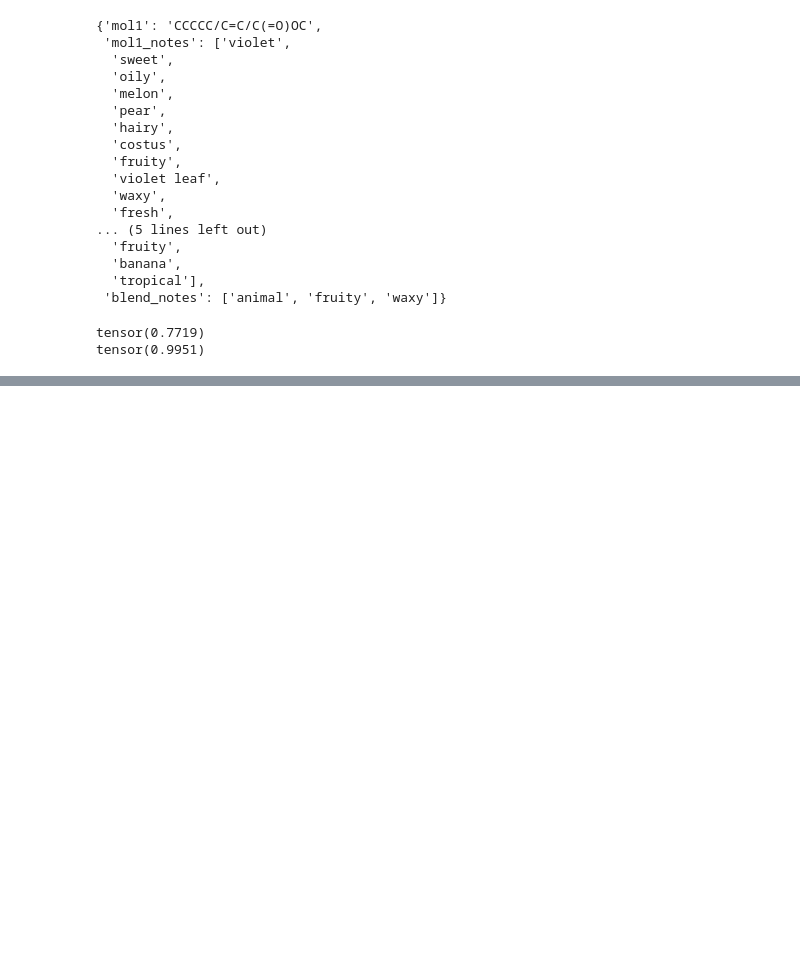
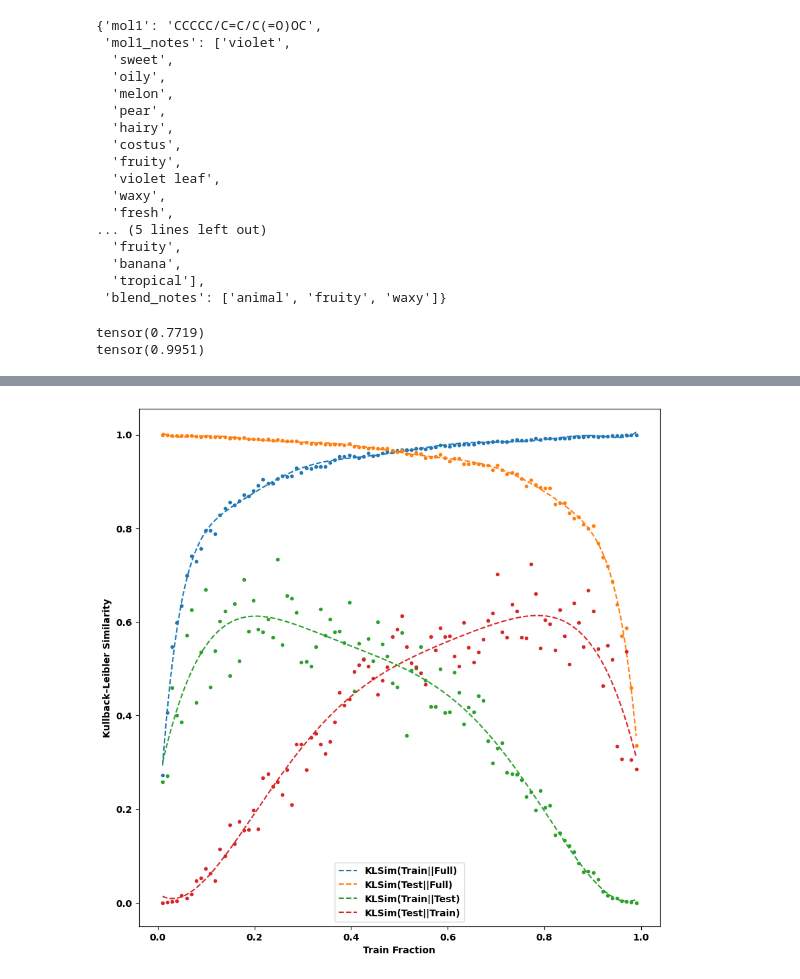
Before and after one commit to odor-pair/odor-pair, a Jupyter notebook: charts/kldiv.ipynb, the cells around one changed output, grey strips where cells are left out. Drawn from its saved outputs; the diff is of its cells as text; code cells hidden in the pictures; blank space fills up the shorter version.

```diff
--- a/charts/kldiv.ipynb
+++ b/charts/kldiv.ipynb
@@ -94,0 +102,53 @@ plt.show()
+# %%
+import numpy as np
+import matplotlib.pyplot as plt
+import utils
+
+# Fit a cubic polynomial (degree 3) to the data
+train_coeff = np.polyfit(x, train_sim, 9)
+test_coeff = np.polyfit(x, test_sim, 9)
+tt_coeff = np.polyfit(x, tt_sim, 5)
+tt2_coeff = np.polyfit(x, tt_sim2, 5)
+
+# Create a polynomial function from the coefficients
+train_poly = np.poly1d(train_coeff)
+test_poly = np.poly1d(test_coeff)
+tt_poly = np.poly1d(tt_coeff)
+tt2_poly = np.poly1d(tt2_coeff)
+
+# Create a smooth range of x values for plotting the fitted curves
+x_smooth = np.linspace(min(x), max(x), 500)
+
+# Evaluate the polynomial at the smooth x values
+train_smooth = train_poly(x_smooth)
+test_smooth = test_poly(x_smooth)
+tt_smooth = tt_poly(x_smooth)
+tt2_smooth = tt2_poly(x_smooth)
+
+fig, ax = utils.standard_fig_ax()
+
+# Plot the original points with markers and cubic best-fit lines using color cycle
+plt.plot(x, train_sim, '.', color='C0')  # No label for points, use color 'C0'
+plt.plot(x_smooth, train_smooth, label='KLSim(Train||Full)', linestyle='dashed', color='C0')
+
+plt.plot(x, test_sim, '.', color='C1')  # No label for points, use color 'C1'
+plt.plot(x_smooth, test_smooth, label='KLSim(Test||Full)', linestyle='dashed', color='C1')
+
+plt.plot(x, tt_sim, '.', color='C2')  # No label for points, use color 'C2'
+plt.plot(x_smooth, tt_smooth, label='KLSim(Train||Test)', linestyle='dashed', color='C2')
+
+plt.plot(x, tt_sim2, '.', color='C3')  # No label for points, use color 'C3'
+plt.plot(x_smooth, tt2_smooth, label='KLSim(Test||Train)', linestyle='dashed', color='C3')
+
+# Add labels and title
+plt.xlabel('Train Fraction')
+plt.ylabel('Kullback–Leibler Similarity')
+
+# Add a legend (only for the lines, since they carry the label)
+plt.legend()
+utils.save_figures(f"kldiv_polyfit_with_c_colors", fig)
+
+# Display the plot
+plt.show()
+# %% [output]
+[figure, added]
```
Also changed, not shown: parts of 3 cells of this notebook, 22 other files.
